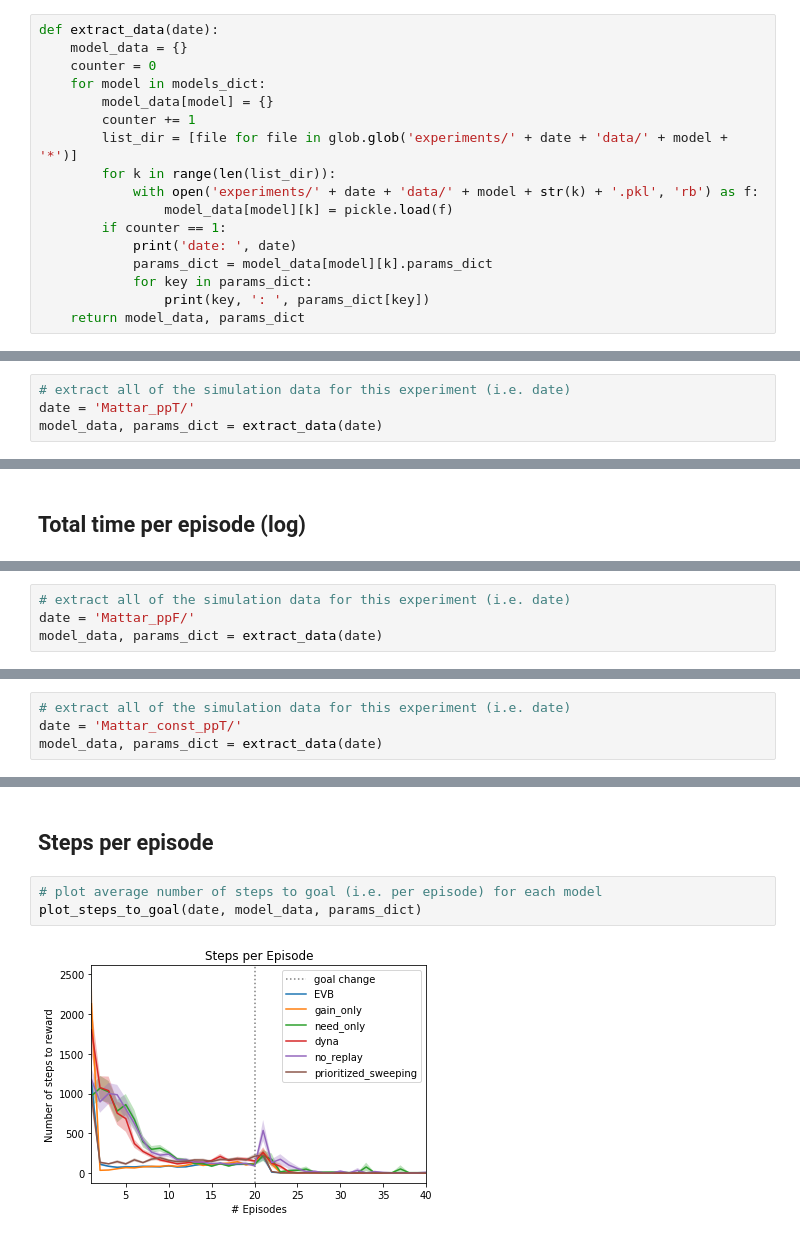
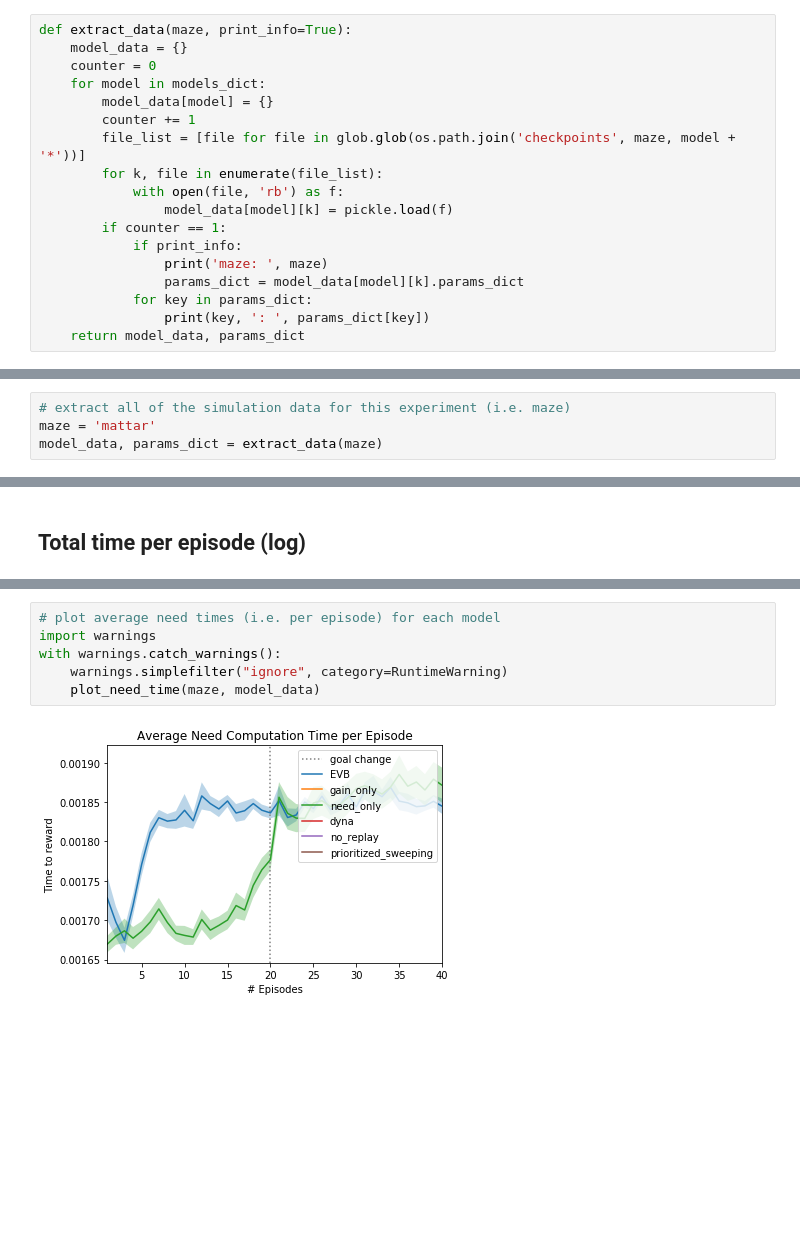
Before and after one commit to RoyTalDew/RL_Replay, a Jupyter notebook: analysis.ipynb, the cells around one changed output, grey strips where cells are left out. Drawn from its saved outputs; the diff is of its cells as text; blank space fills up the shorter version.

```diff
--- a/analysis.ipynb
+++ b/analysis.ipynb
@@ -21,19 +17,20 @@ models_dict = {'EVB': {'n_plan': 20, 'set_gain_to_one': False, 'set_need_to_one'
                'prioritized_sweeping': {'n_plan': 20, 'set_gain_to_one': True, 'set_need_to_one': True},
                }
 # %%
-def extract_data(date):
+def extract_data(maze, print_info=True):
     model_data = {}
     counter = 0
     for model in models_dict:
         model_data[model] = {}
         counter += 1
-        list_dir = [file for file in glob.glob('experiments/' + date + 'data/' + model + '*')]
-        for k in range(len(list_dir)):
-            with open('experiments/' + date + 'data/' + model + str(k) + '.pkl', 'rb') as f:
+        file_list = [file for file in glob.glob(os.path.join('checkpoints', maze, model + '*'))]
+        for k, file in enumerate(file_list):
+            with open(file, 'rb') as f:
                 model_data[model][k] = pickle.load(f)
         if counter == 1:
-            print('date: ', date)
-            params_dict = model_data[model][k].params_dict
+            if print_info:
+                print('maze: ', maze)
+                params_dict = model_data[model][k].params_dict
             for key in params_dict:
                 print(key, ': ', params_dict[key])
     return model_data, params_dict
@@ -120,5 +246,5 @@ def plot_time_to_goal_log(date, model_data):
 # %%
-# extract all of the simulation data for this experiment (i.e. date)
-date = 'Mattar_ppT/'
-model_data, params_dict = extract_data(date)
+# extract all of the simulation data for this experiment (i.e. maze)
+maze = 'mattar'
+model_data, params_dict = extract_data(maze)
 # %% [output]
@@ -210,4 +288,0 @@ fig.savefig('experiments/{}figures/{}.png'.format(date, file_name), dpi=2000)
-# %%
-# extract all of the simulation data for this experiment (i.e. date)
-date = 'Mattar_ppF/'
-model_data, params_dict = extract_data(date)
@@ -258,4 +313,0 @@ plot_time_to_goal_log(date, model_data)
-# %%
-# extract all of the simulation data for this experiment (i.e. date)
-date = 'Mattar_const_ppT/'
-model_data, params_dict = extract_data(date)
@@ -280,7 +314,8 @@ rewProb :  [[1]]
-# %% [markdown]
-## Steps per episode
 # %%
-# plot average number of steps to goal (i.e. per episode) for each model
-plot_steps_to_goal(date, model_data, params_dict)
+# plot average need times (i.e. per episode) for each model
+import warnings
+with warnings.catch_warnings():
+    warnings.simplefilter("ignore", category=RuntimeWarning)
+    plot_need_time(maze, model_data)
 # %% [output]
-[figure, old version]
+[figure, new version]
```
Also changed, not shown: parts of 39 cells of this notebook, 2 other files.
